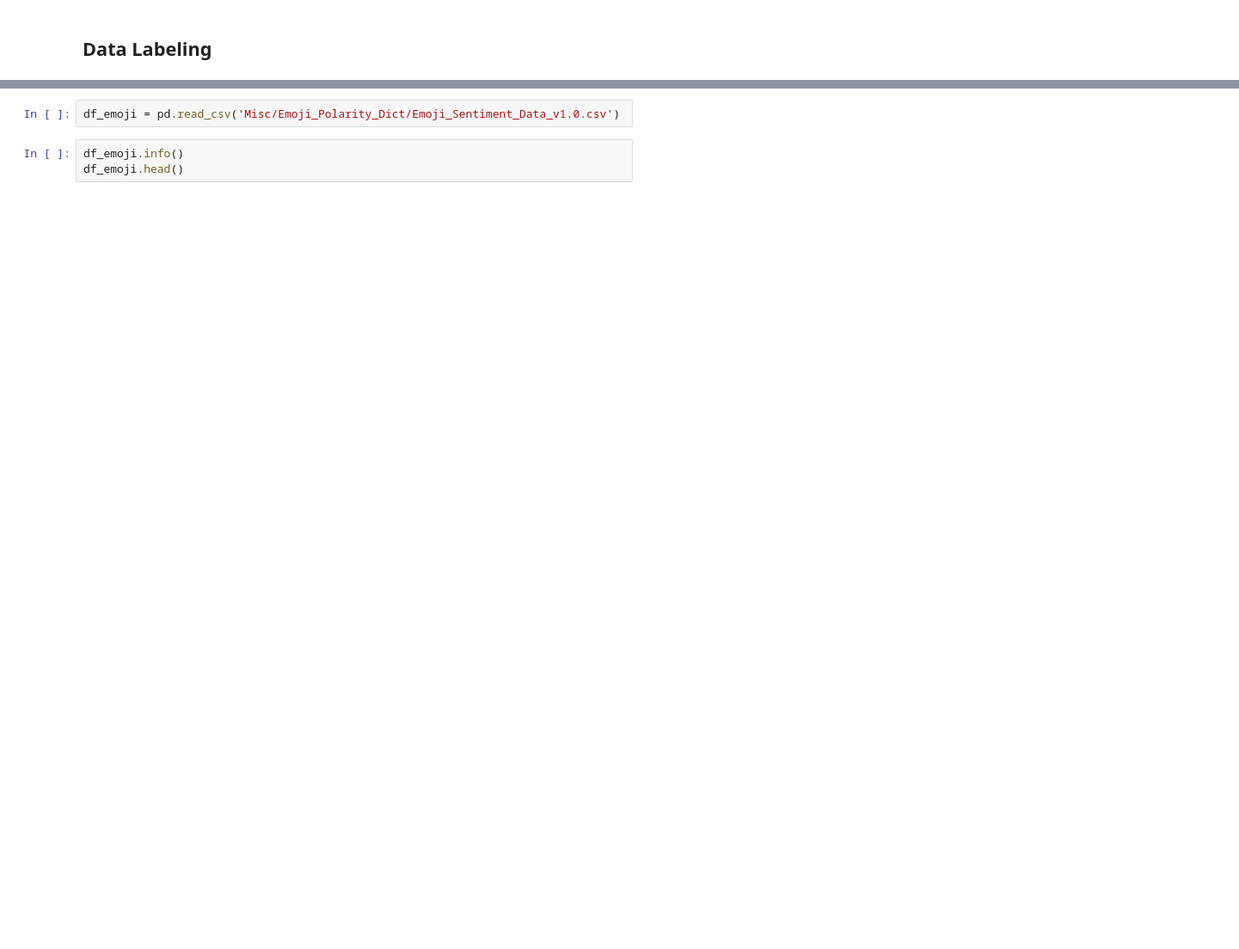
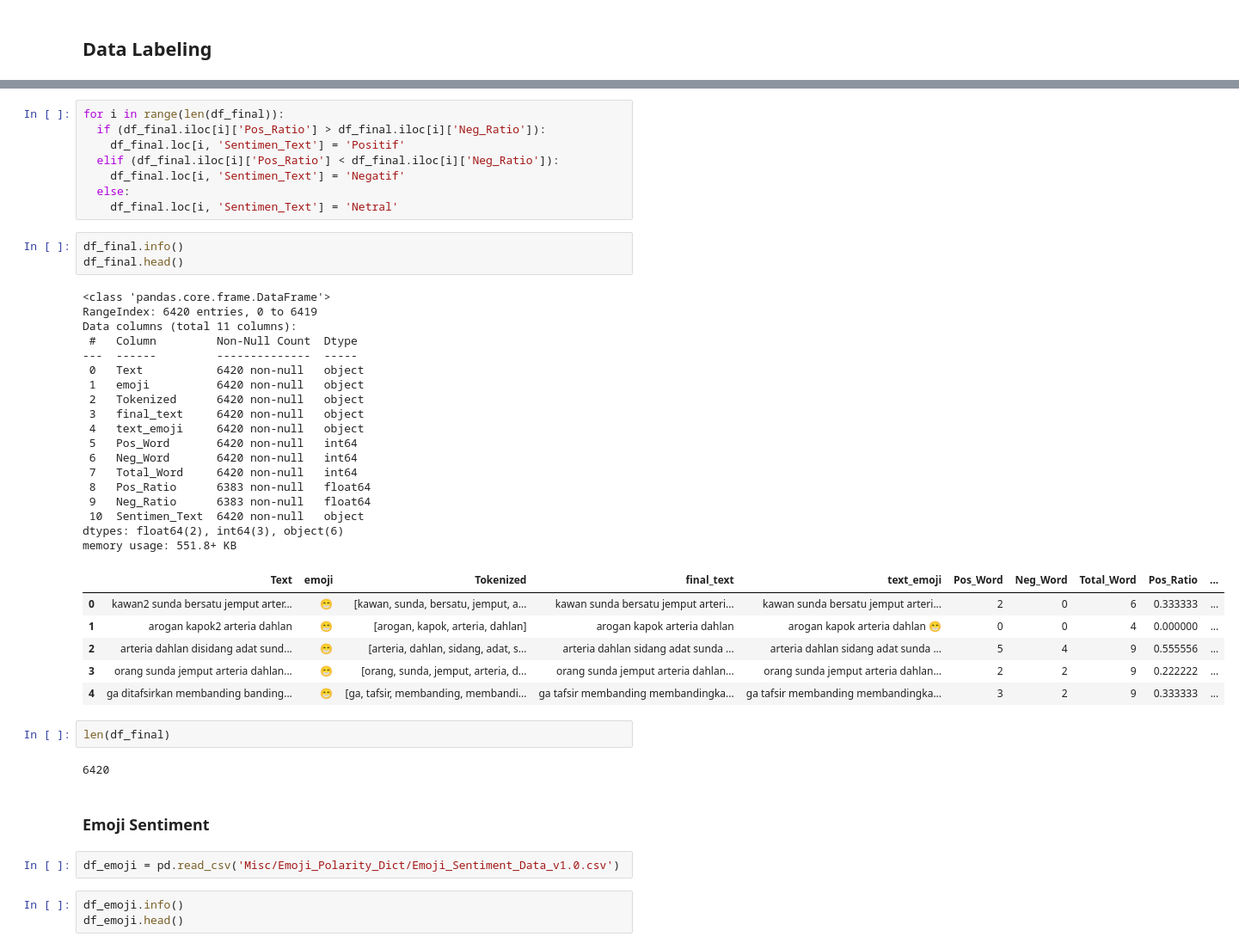
Before and after one commit to CarakaMuhamadRahman/Sarcasm-Detection-Model---Skripsi, a Jupyter notebook: DataPreprocessing_&_Labelling.ipynb, the cells around one changed output, grey strips where cells are left out. Shown at 86% size. Saved outputs shown, nothing was run; the diff lists cells and outputs as text; blank space fills up the shorter version.

Commit message:
Data Preprocessing Done

```diff
--- a/DataPreprocessing_&_Labelling.ipynb
+++ b/DataPreprocessing_&_Labelling.ipynb
@@ -1656,3 +2314,45 @@ df_republik['text_emoji'][2]
+# %%
+for i in range(len(df_final)):
+  if (df_final.iloc[i]['Pos_Ratio'] > df_final.iloc[i]['Neg_Ratio']):
+    df_final.loc[i, 'Sentimen_Text'] = 'Positif'
+  elif (df_final.iloc[i]['Pos_Ratio'] < df_final.iloc[i]['Neg_Ratio']):
+    df_final.loc[i, 'Sentimen_Text'] = 'Negatif'
+  else:
+    df_final.loc[i, 'Sentimen_Text'] = 'Netral'
+# %%
+df_final.info()
+df_final.head()
+# %% [output]
+<class 'pandas.core.frame.DataFrame'>
+RangeIndex: 6420 entries, 0 to 6419
+Data columns (total 11 columns):
+ #   Column         Non-Null Count  Dtype
+---  ------         --------------  -----
+ 0   Text           6420 non-null   object
+ 1   emoji          6420 non-null   object
+ 2   Tokenized      6420 non-null   object
+ 3   final_text     6420 non-null   object
+ 4   text_emoji     6420 non-null   object
+ 5   Pos_Word       6420 non-null   int64
+ 6   Neg_Word       6420 non-null   int64
+ 7   Total_Word     6420 non-null   int64
+ 8   Pos_Ratio      6383 non-null   float64
+ 9   Neg_Ratio      6383 non-null   float64
+ 10  Sentimen_Text  6420 non-null   object
+dtypes: float64(2), int64(3), object(6)
+memory usage: 551.8+ KB
+|  | Text | emoji | Tokenized | final_text | text_emoji | Pos_Word | Neg_Word | Total_Word | Pos_Ratio | ... |
+| 0 | kawan2 sunda bersatu jemput arter... | 😁 | [kawan, sunda, bersatu, jemput, a... | kawan sunda bersatu jemput arteri... | kawan sunda bersatu jemput arteri... | 2 | 0 | 6 | 0.333333 | ... |
+| 1 | arogan kapok2 arteria dahlan | 😁 | [arogan, kapok, arteria, dahlan] | arogan kapok arteria dahlan | arogan kapok arteria dahlan 😁 | 0 | 0 | 4 | 0.000000 | ... |
+| 2 | arteria dahlan disidang adat sund... | 😁 | [arteria, dahlan, sidang, adat, s... | arteria dahlan sidang adat sunda ... | arteria dahlan sidang adat sunda ... | 5 | 4 | 9 | 0.555556 | ... |
+| 3 | orang sunda jemput arteria dahlan... | 😁 | [orang, sunda, jemput, arteria, d... | orang sunda jemput arteria dahlan... | orang sunda jemput arteria dahlan... | 2 | 2 | 9 | 0.222222 | ... |
+| 4 | ga ditafsirkan membanding banding... | 😁 | [ga, tafsir, membanding, membandi... | ga tafsir membanding membandingka... | ga tafsir membanding membandingka... | 3 | 2 | 9 | 0.333333 | ... |
+# %%
+len(df_final)
+# %% [output]
+6420
+# %% [markdown]
+<h3>Emoji Sentiment</h3>
 # %%
 df_emoji = pd.read_csv('Misc/Emoji_Polarity_Dict/Emoji_Sentiment_Data_v1.0.csv')
 # %%
```
Also changed, not shown: parts of 186 cells of this notebook, 3 other files.
